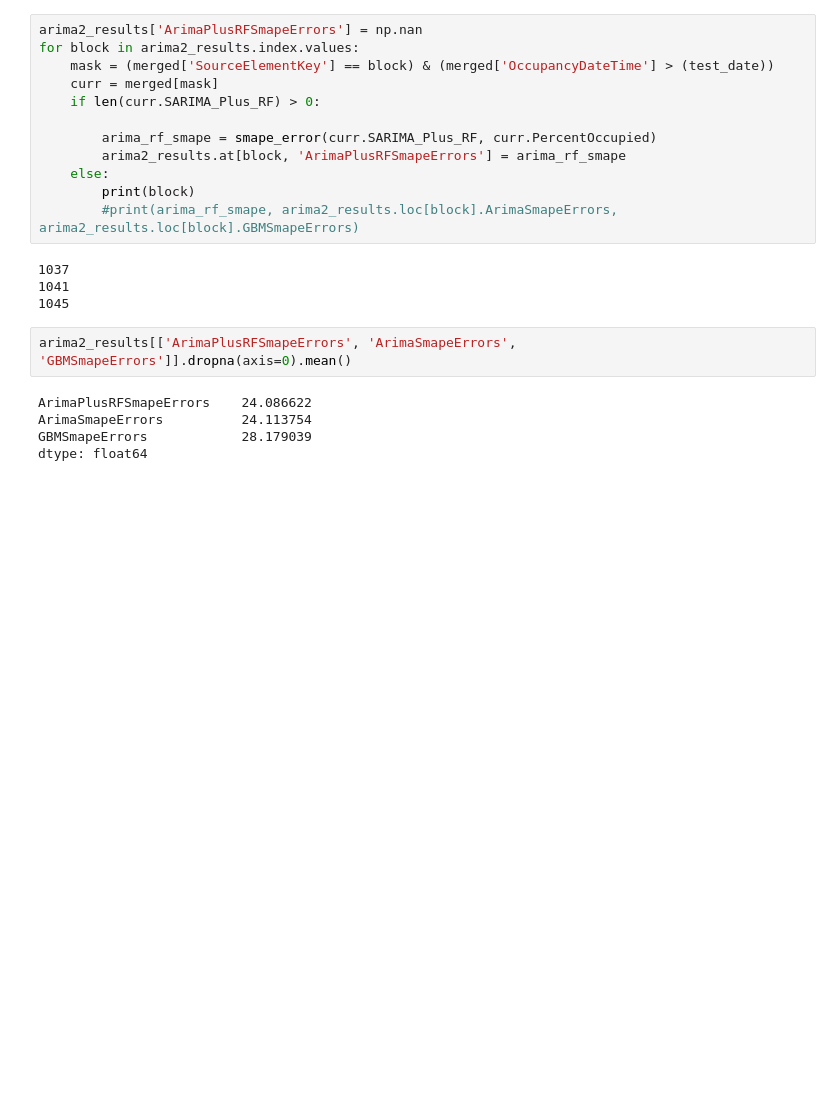
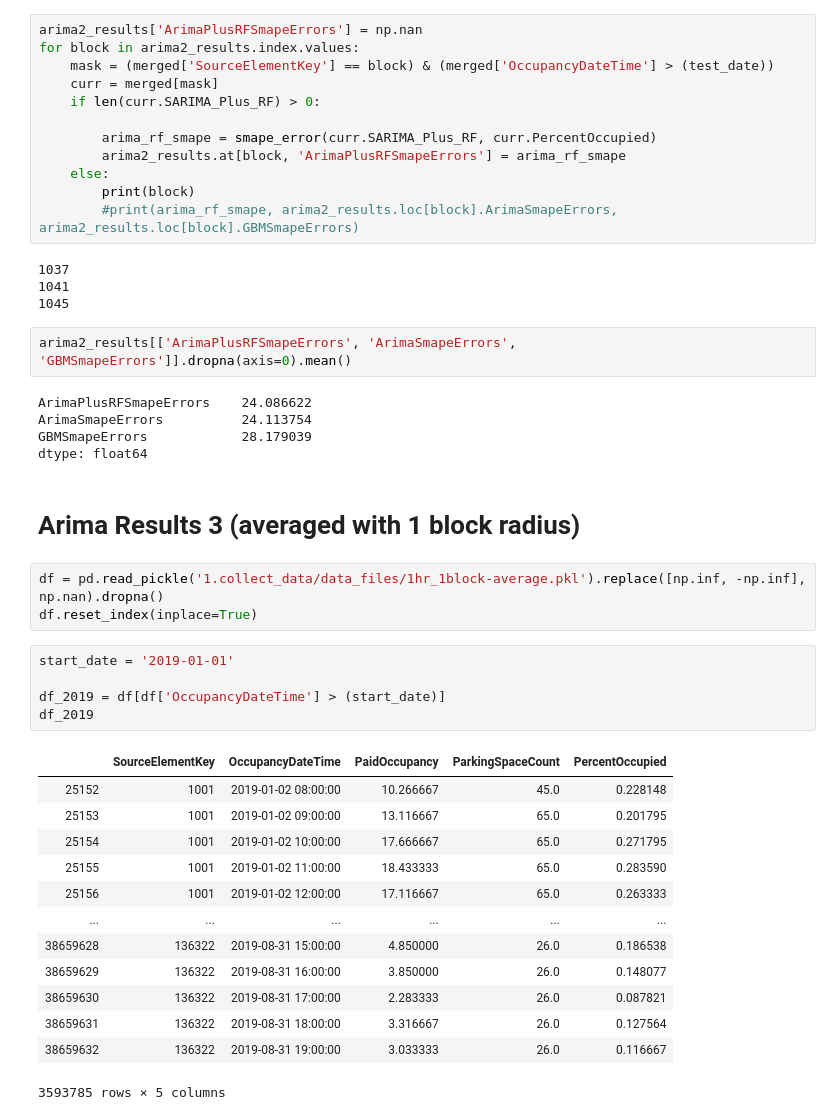
Before and after one commit to mocohen/Capstone-Project-1, a Jupyter notebook: Random_Forest_On_SARIMA.ipynb, the cells around one changed output. Saved outputs shown, nothing was run; the diff lists cells and outputs as text; blank space fills up the shorter version.

```diff
--- a/Random_Forest_On_SARIMA.ipynb
+++ b/Random_Forest_On_SARIMA.ipynb
@@ -362,3 +367,27 @@ ArimaPlusRFSmapeErrors    24.086622
 ArimaSmapeErrors          24.113754
 GBMSmapeErrors            28.179039
 dtype: float64
+# %% [markdown]
+# Arima Results 3 (averaged with 1 block radius)
+# %%
+df = pd.read_pickle('1.collect_data/data_files/1hr_1block-average.pkl').replace([np.inf, -np.inf], np.nan).dropna()
+df.reset_index(inplace=True)
+# %%
+start_date = '2019-01-01'
+
+df_2019 = df[df['OccupancyDateTime'] > (start_date)]
+df_2019
+# %% [output]
+|  | SourceElementKey | OccupancyDateTime | PaidOccupancy | ParkingSpaceCount | PercentOccupied |
+| 25152 | 1001 | 2019-01-02 08:00:00 | 10.266667 | 45.0 | 0.228148 |
+| 25153 | 1001 | 2019-01-02 09:00:00 | 13.116667 | 65.0 | 0.201795 |
+| 25154 | 1001 | 2019-01-02 10:00:00 | 17.666667 | 65.0 | 0.271795 |
+| 25155 | 1001 | 2019-01-02 11:00:00 | 18.433333 | 65.0 | 0.283590 |
+| 25156 | 1001 | 2019-01-02 12:00:00 | 17.116667 | 65.0 | 0.263333 |
+| ... | ... | ... | ... | ... | ... |
+| 38659628 | 136322 | 2019-08-31 15:00:00 | 4.850000 | 26.0 | 0.186538 |
+| 38659629 | 136322 | 2019-08-31 16:00:00 | 3.850000 | 26.0 | 0.148077 |
+| 38659630 | 136322 | 2019-08-31 17:00:00 | 2.283333 | 26.0 | 0.087821 |
+| 38659631 | 136322 | 2019-08-31 18:00:00 | 3.316667 | 26.0 | 0.127564 |
+| 38659632 | 136322 | 2019-08-31 19:00:00 | 3.033333 | 26.0 | 0.116667 |
+3593785 rows × 5 columns
```
Also changed, not shown: parts of 21 cells of this notebook, 1 other file.
